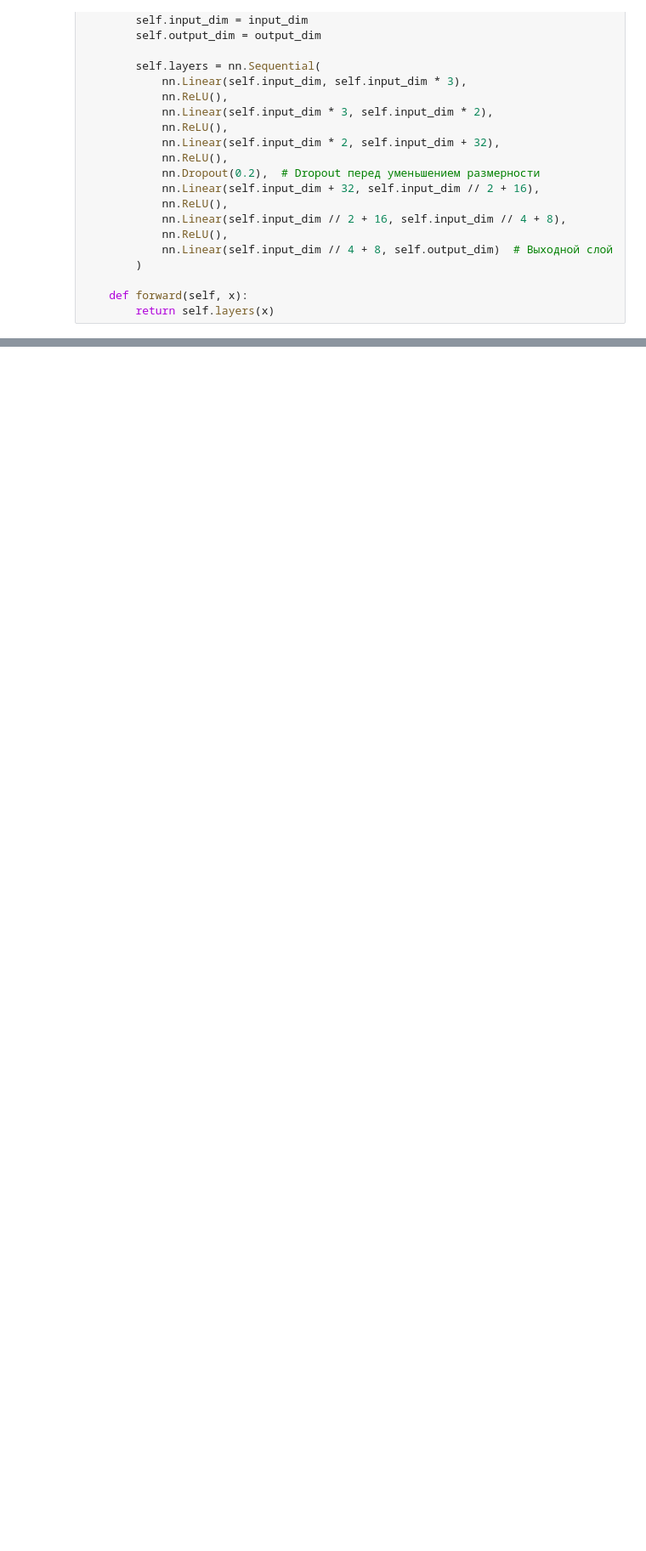
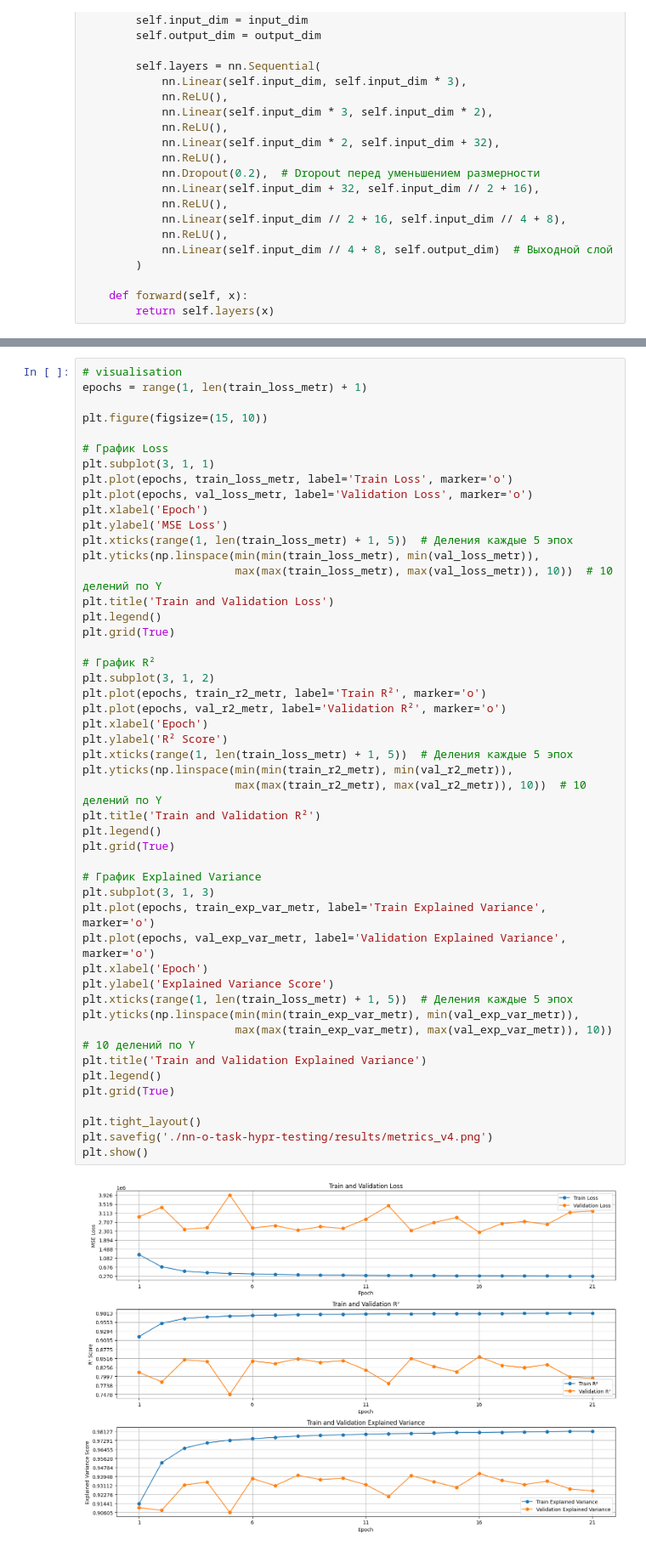
Before and after one commit to ilyarekun/nn-o-lessons, a Jupyter notebook: nn-o-task-hypr-testing/rossman.ipynb, the cells around one changed output, grey strips where cells are left out. Shown at 85% size. Drawn from its saved outputs; the diff is of its cells as text; blank space fills up the shorter version.

```diff
--- a/nn-o-task-hypr-testing/rossman.ipynb
+++ b/nn-o-task-hypr-testing/rossman.ipynb
@@ -302,0 +405,50 @@ train_df.info()
+# %%
+# visualisation
+epochs = range(1, len(train_loss_metr) + 1)
+
+plt.figure(figsize=(15, 10))
+
+# График Loss
+plt.subplot(3, 1, 1)
+plt.plot(epochs, train_loss_metr, label='Train Loss', marker='o')
+plt.plot(epochs, val_loss_metr, label='Validation Loss', marker='o')
+plt.xlabel('Epoch')
+plt.ylabel('MSE Loss')
+plt.xticks(range(1, len(train_loss_metr) + 1, 5))  # Деления каждые 5 эпох
+plt.yticks(np.linspace(min(min(train_loss_metr), min(val_loss_metr)),
+                       max(max(train_loss_metr), max(val_loss_metr)), 10))  # 10 делений по Y
+plt.title('Train and Validation Loss')
+plt.legend()
+plt.grid(True)
+
+# График R²
+plt.subplot(3, 1, 2)
+plt.plot(epochs, train_r2_metr, label='Train R²', marker='o')
+plt.plot(epochs, val_r2_metr, label='Validation R²', marker='o')
+plt.xlabel('Epoch')
+plt.ylabel('R² Score')
+plt.xticks(range(1, len(train_loss_metr) + 1, 5))  # Деления каждые 5 эпох
+plt.yticks(np.linspace(min(min(train_r2_metr), min(val_r2_metr)),
+                       max(max(train_r2_metr), max(val_r2_metr)), 10))  # 10 делений по Y
+plt.title('Train and Validation R²')
+plt.legend()
+plt.grid(True)
+
+# График Explained Variance
+plt.subplot(3, 1, 3)
+plt.plot(epochs, train_exp_var_metr, label='Train Explained Variance', marker='o')
+plt.plot(epochs, val_exp_var_metr, label='Validation Explained Variance', marker='o')
+plt.xlabel('Epoch')
+plt.ylabel('Explained Variance Score')
+plt.xticks(range(1, len(train_loss_metr) + 1, 5))  # Деления каждые 5 эпох
+plt.yticks(np.linspace(min(min(train_exp_var_metr), min(val_exp_var_metr)),
+                       max(max(train_exp_var_metr), max(val_exp_var_metr)), 10))  # 10 делений по Y
+plt.title('Train and Validation Explained Variance')
+plt.legend()
+plt.grid(True)
+
+plt.tight_layout()
+plt.savefig('./nn-o-task-hypr-testing/results/metrics_v4.png')
+plt.show()
+# %% [output]
+[figure, added]
```
Also changed, not shown: parts of 14 cells of this notebook, 9 other files.
